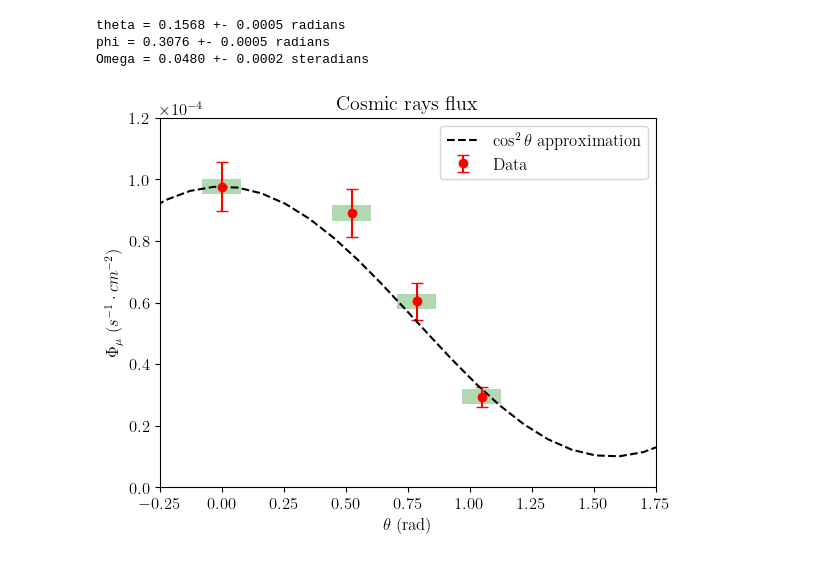
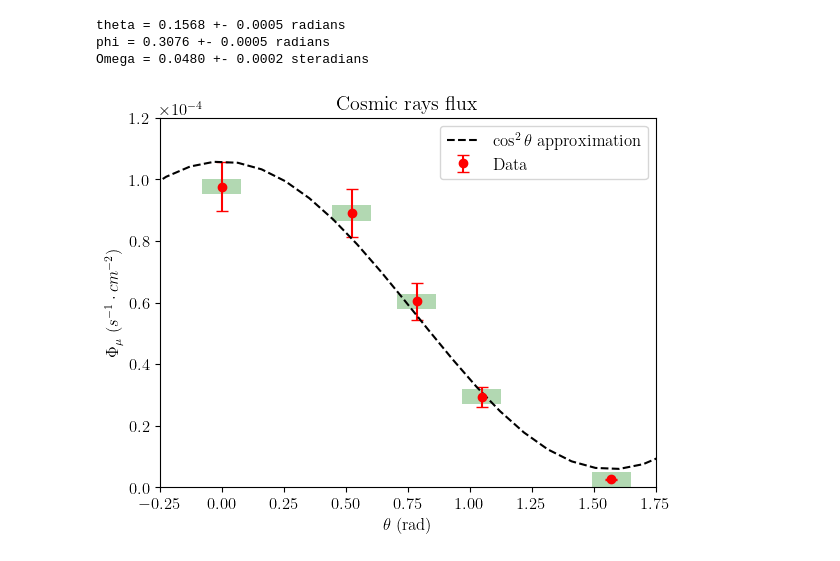
Before and after one commit to JoseCDS17/LabIV_UNIGE, a Jupyter notebook: Scintillator_Measurements/Scintillator_Angles.ipynb, the cells around one changed output. Cells and saved outputs as stored; diff of their text form; code cells hidden in the pictures.

```diff
--- a/Scintillator_Measurements/Scintillator_Angles.ipynb
+++ b/Scintillator_Measurements/Scintillator_Angles.ipynb
@@ -40,11 +41,11 @@ Omega = 0.0480 +- 0.0002 steradians
 #ANGLE VARIANCE
 
 #data
-angle = np.array([0.0, np.pi/6, np.pi/4, np.pi/3]) #rad
-time = np.array([3300.268, 3348.172, 3630, 6030.450]) #s
-counts = np.array([147,136,100,81])
+angle = np.array([0.0, np.pi/6, np.pi/4, np.pi/3, np.pi/2]) #rad
+time = np.array([3300.268, 3348.172, 3630, 6030.450, 583500]) #s
+counts = np.array([147,136,100,81,695])
 
-time_err = np.array([0.001,0.001,10,0.001])
+time_err = np.array([0.001,0.001,10,0.001,60])
 counts_err = np.sqrt(counts)
 angle_err = theta/2+theta_err
 
@@ -54,25 +55,29 @@ rate_err = rate*np.sqrt((counts_err/counts)**2+(time_err/time)**2)
 flux = rate/(W*L)
 flux_err = flux*np.sqrt((dim_err/W)**2+(dim_err/L)**2+(rate_err/rate)**2)
 
-#cos approximation
-angle_cos = np.linspace(-np.pi/2,np.pi)
-flux_min = 1e-5
-cos = (flux[0]-flux_min)*np.cos(angle_cos)**2+flux_min
+#Approximation
+def f(x, a,b): #function to approximate
+    y = a*np.cos(x)**2+b
+    return y
 
-#Figure varying the angle
-fig, ax = plt.subplots()
-
-ax.barh(flux, theta, left=angle-theta/2,height=5e-6, color='g', alpha=0.3)
-ax.errorbar(angle, flux, flux_err, color='r', fmt='o', capsize=4, label='Data')
-ax.plot(angle_cos,cos, color='k', linestyle='--', label=r'$\cos^2{\theta}$ approximation')
-ax.set_xlim([-0.25,1.75])
-ax.set_ylim([0,1.2e-4])
-ax.ticklabel_format(style='sci', axis='y', scilimits=(0,0))
-ax.set_xlabel(r'$\theta$ (rad)')
-ax.set_ylabel(r'$\Phi_\mu \ (s^{-1} \cdot cm^{-2})$ ')
-ax.set_title('Cosmic rays flux')
-ax.legend()
-
-fig.savefig('Scintillator_CosmicRaysFlux.pdf')
+popt, pcov = curve_fit(f,angle,flux, bounds=(-0.1, np.pi/2+0.1))
+angle_fit = np.linspace(-np.pi/2,np.pi)
+fit = f(angle_fit, *popt)
-# %% [output]
-[figure, removed]
+# %%
+#Figure varying the angle
+fig, ax = plt.subplots()
+
+ax.barh(flux, theta, left=angle-theta/2,height=5e-6, color='g', alpha=0.3)
+ax.errorbar(angle, flux, flux_err, color='r', fmt='o', capsize=4, label='Data')
+ax.plot(angle_fit,fit, color='k', linestyle='--', label=r'$\cos^2{\theta}$ approximation')
+ax.set_xlim([-0.25,1.75])
+ax.set_ylim([0,1.2e-4])
+ax.ticklabel_format(style='sci', axis='y', scilimits=(0,0))
+ax.set_xlabel(r'$\theta$ (rad)')
+ax.set_ylabel(r'$\Phi_\mu \ (s^{-1} \cdot cm^{-2})$ ')
+ax.set_title('Cosmic rays flux')
+ax.legend()
+
+fig.savefig('Scintillator_CosmicRaysFlux.pdf')
+# %% [output]
+[figure, added]
```
Also changed, not shown: parts of 1 cell of this notebook, 3 other files.
